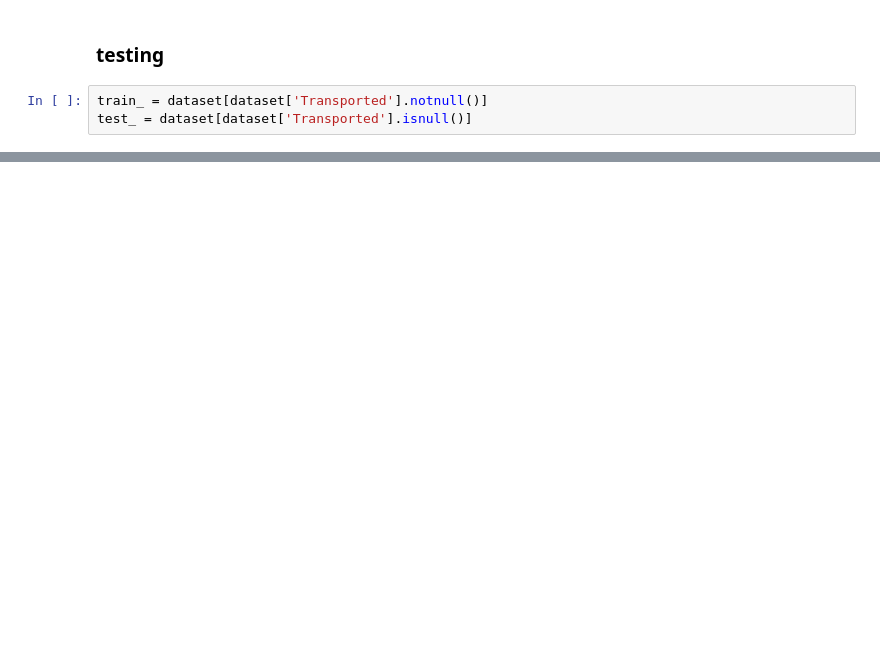
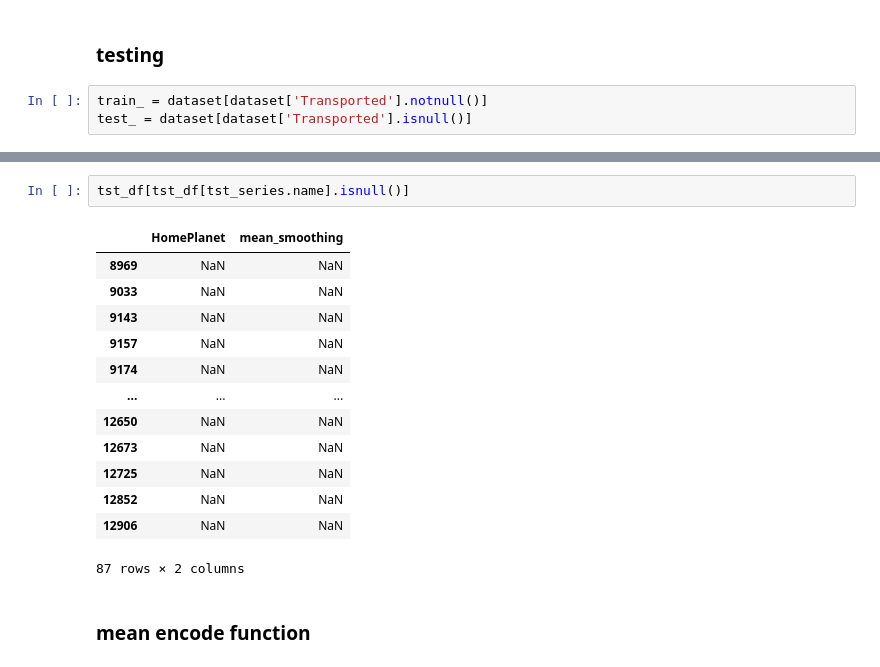
Before and after one commit to sinjy1203/kaggle_MyNotebook, a Jupyter notebook: spaceshiptitanic-binaryclassification-2.ipynb, the cells around one changed output, grey strips where cells are left out. Drawn from its saved outputs; the diff is of its cells as text; blank space fills up the shorter version.

```diff
--- a/spaceshiptitanic-binaryclassification-2.ipynb
+++ b/spaceshiptitanic-binaryclassification-2.ipynb
@@ -389,0 +374,18 @@ Name: Transported, Length: 8693, dtype: int64
+# %%
+tst_df[tst_df[tst_series.name].isnull()]
+# %% [output]
+|  | HomePlanet | mean_smoothing |
+| 8969 | NaN | NaN |
+| 9033 | NaN | NaN |
+| 9143 | NaN | NaN |
+| 9157 | NaN | NaN |
+| 9174 | NaN | NaN |
+| ... | ... | ... |
+| 12650 | NaN | NaN |
+| 12673 | NaN | NaN |
+| 12725 | NaN | NaN |
+| 12852 | NaN | NaN |
+| 12906 | NaN | NaN |
+87 rows × 2 columns
+# %% [markdown]
+### mean encode function
```
Also changed, not shown: parts of 24 cells of this notebook.
